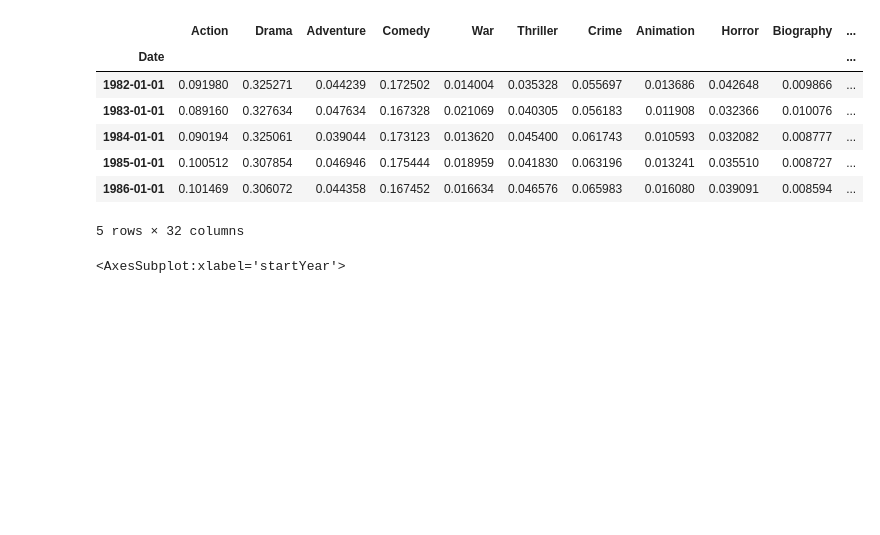
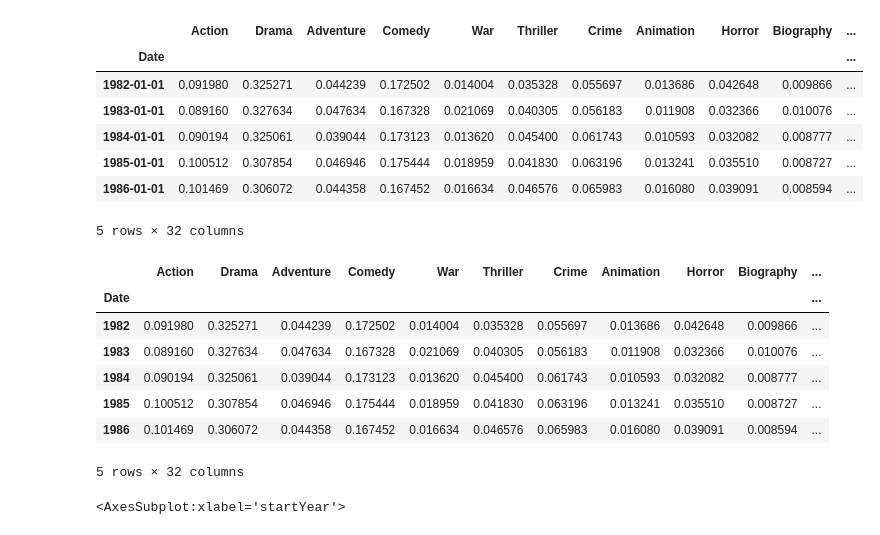
Before and after one commit to FabrizioCabreraC/Hollywood-as-recession-proof, a Jupyter notebook: Hollywood_Project.ipynb, the cells around one changed output. Drawn from its saved outputs; the diff is of its cells as text; code cells hidden in the pictures; blank space fills up the shorter version.

```diff
--- a/Hollywood_Project.ipynb
+++ b/Hollywood_Project.ipynb
@@ -551,6 +552,20 @@ genres_share.head()
 | 1985-01-01 | 0.100512 | 0.307854 | 0.046946 | 0.175444 | 0.018959 | 0.041830 | 0.063196 | 0.013241 | 0.035510 | 0.008727 | ... |
 | 1986-01-01 | 0.101469 | 0.306072 | 0.044358 | 0.167452 | 0.016634 | 0.046576 | 0.065983 | 0.016080 | 0.039091 | 0.008594 | ... |
 5 rows × 32 columns
+# %%
+genres_share = genres_share.reset_index()
+genres_share["Date"] = genres_share["Date"].dt.year
+genres_share = genres_share.set_index("Date")
+genres_share.head()
+# %% [output]
+|  | Action | Drama | Adventure | Comedy | War | Thriller | Crime | Animation | Horror | Biography | ... |
+| Date |  |  |  |  |  |  |  |  |  |  | ... |
+| 1982 | 0.091980 | 0.325271 | 0.044239 | 0.172502 | 0.014004 | 0.035328 | 0.055697 | 0.013686 | 0.042648 | 0.009866 | ... |
+| 1983 | 0.089160 | 0.327634 | 0.047634 | 0.167328 | 0.021069 | 0.040305 | 0.056183 | 0.011908 | 0.032366 | 0.010076 | ... |
+| 1984 | 0.090194 | 0.325061 | 0.039044 | 0.173123 | 0.013620 | 0.045400 | 0.061743 | 0.010593 | 0.032082 | 0.008777 | ... |
+| 1985 | 0.100512 | 0.307854 | 0.046946 | 0.175444 | 0.018959 | 0.041830 | 0.063196 | 0.013241 | 0.035510 | 0.008727 | ... |
+| 1986 | 0.101469 | 0.306072 | 0.044358 | 0.167452 | 0.016634 | 0.046576 | 0.065983 | 0.016080 | 0.039091 | 0.008594 | ... |
+5 rows × 32 columns
 # %%
 ave_rate = rated.groupby("startYear").mean()
 ave_rate = pd.DataFrame(ave_rate).reset_index()
```
Also changed, not shown: parts of 2 cells of this notebook.
